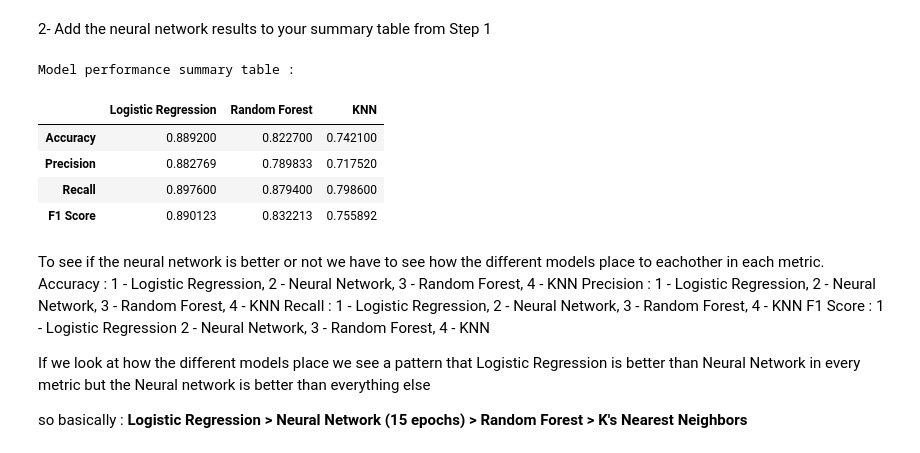
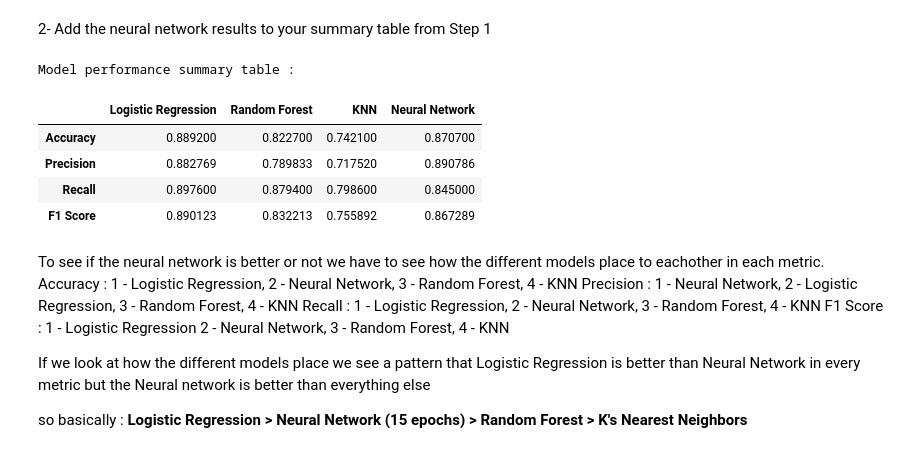
Before and after one commit to Eyadalmiman/Student-Capstone-Project-ML-, a Jupyter notebook: Code.ipynb, the cells around one changed output. Saved outputs shown, nothing was run; the diff lists cells and outputs as text; code cells hidden in the pictures.

```diff
--- a/Code.ipynb
+++ b/Code.ipynb
@@ -267,20 +267,27 @@ F1 Score : 0.8673
 # %% [markdown]
 2- Add the neural network results to your summary table from Step 1
 # %%
+results["Neural Network"] = {
+    "Accuracy": acc_enc,
+    "Precision": prec_enc,
+    "Recall": rec_enc,
+    "F1 Score": f1_enc
+}
+
 summary_table = pd.DataFrame(results)
 print("Model performance summary table : ")
 summary_table
 # %% [output]
 Model performance summary table :
-|  | Logistic Regression | Random Forest | KNN |
-| Accuracy | 0.889200 | 0.822700 | 0.742100 |
-| Precision | 0.882769 | 0.789833 | 0.717520 |
-| Recall | 0.897600 | 0.879400 | 0.798600 |
-| F1 Score | 0.890123 | 0.832213 | 0.755892 |
+|  | Logistic Regression | Random Forest | KNN | Neural Network |
+| Accuracy | 0.889200 | 0.822700 | 0.742100 | 0.870700 |
+| Precision | 0.882769 | 0.789833 | 0.717520 | 0.890786 |
+| Recall | 0.897600 | 0.879400 | 0.798600 | 0.845000 |
+| F1 Score | 0.890123 | 0.832213 | 0.755892 | 0.867289 |
 # %% [markdown]
 To see if the neural network is better or not we have to see how the different models place to eachother in each metric.
 Accuracy : 1 - Logistic Regression, 2 - Neural Network, 3 - Random Forest, 4 - KNN
-Precision : 1 - Logistic Regression, 2 - Neural Network, 3 - Random Forest, 4 - KNN
+Precision : 1 - Neural Network, 2 - Logistic Regression, 3 - Random Forest, 4 - KNN
 Recall : 1 - Logistic Regression, 2 - Neural Network, 3 - Random Forest, 4 - KNN
 F1 Score : 1 - Logistic Regression 2 - Neural Network, 3 - Random Forest, 4 - KNN
 
```
